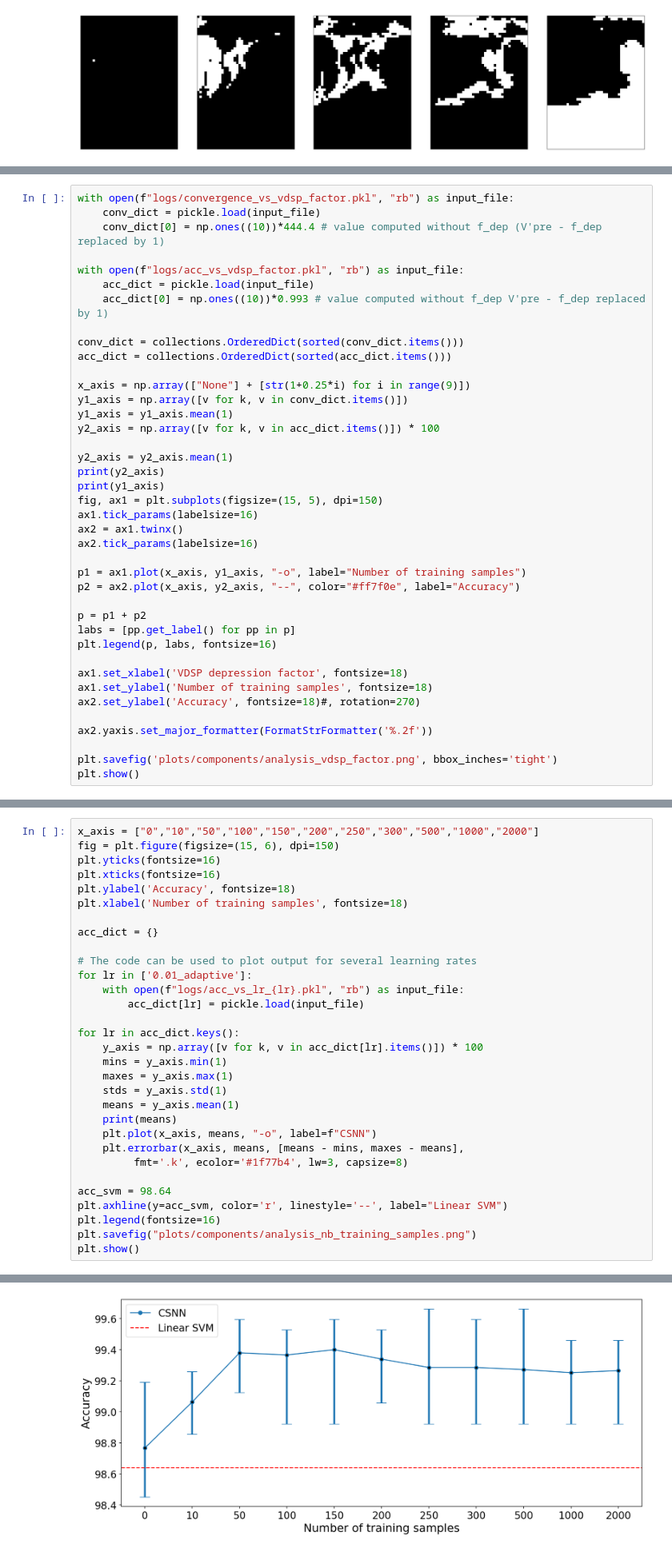
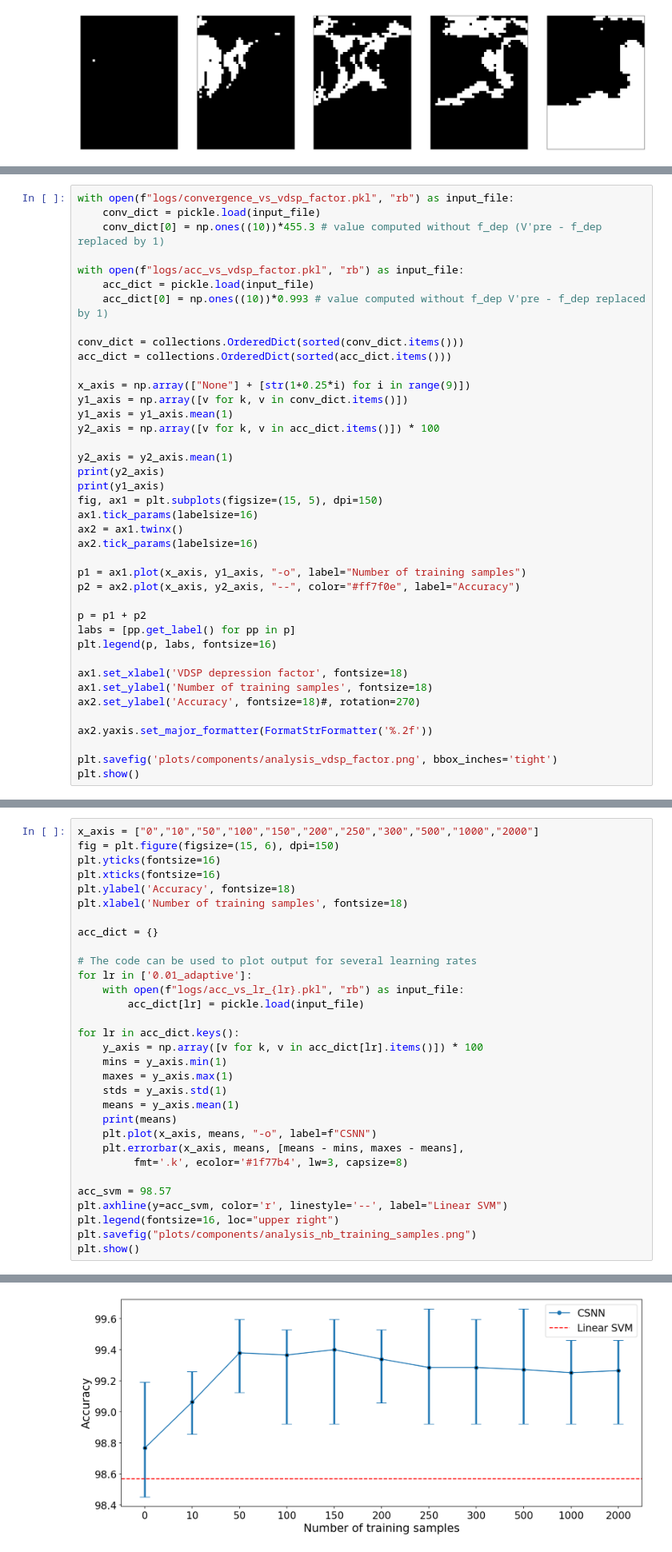
Before and after one commit to ggoupy/CSNN-VDSP, a Jupyter notebook: TIDIGITS/playground.ipynb, the cells around one changed output, grey strips where cells are left out. Shown at 80% size. Drawn from its saved outputs; the diff is of its cells as text.

Commit message:
Modify figures

```diff
--- a/TIDIGITS/playground.ipynb
+++ b/TIDIGITS/playground.ipynb
@@ -176,7 +176,7 @@ plt.show()
 # %%
 with open(f"logs/convergence_vs_vdsp_factor.pkl", "rb") as input_file:
     conv_dict = pickle.load(input_file)
-    conv_dict[0] = np.ones((10))*444.4 # value computed without f_dep (V'pre - f_dep replaced by 1)
+    conv_dict[0] = np.ones((10))*455.3 # value computed without f_dep (V'pre - f_dep replaced by 1)
 
 with open(f"logs/acc_vs_vdsp_factor.pkl", "rb") as input_file:
     acc_dict = pickle.load(input_file)
@@ -223,36 +223,36 @@ x_axis = ["0","10","50","100","150","200","250","300","500","1000","2000"]
 fig = plt.figure(figsize=(15, 6), dpi=150)
 plt.yticks(fontsize=16)
 plt.xticks(fontsize=16)
 plt.ylabel('Accuracy', fontsize=18)
 plt.xlabel('Number of training samples', fontsize=18)
 
 acc_dict = {}
 
 # The code can be used to plot output for several learning rates
 for lr in ['0.01_adaptive']:
     with open(f"logs/acc_vs_lr_{lr}.pkl", "rb") as input_file:
         acc_dict[lr] = pickle.load(input_file)
 
 for lr in acc_dict.keys():
     y_axis = np.array([v for k, v in acc_dict[lr].items()]) * 100
     mins = y_axis.min(1)
     maxes = y_axis.max(1)
     stds = y_axis.std(1)
     means = y_axis.mean(1)
     print(means)
     plt.plot(x_axis, means, "-o", label=f"CSNN")
     plt.errorbar(x_axis, means, [means - mins, maxes - means],
          fmt='.k', ecolor='#1f77b4', lw=3, capsize=8)
 
-acc_svm = 98.64
+acc_svm = 98.57
 plt.axhline(y=acc_svm, color='r', linestyle='--', label="Linear SVM")
-plt.legend(fontsize=16)
+plt.legend(fontsize=16, loc="upper right")
 plt.savefig("plots/components/analysis_nb_training_samples.png")
 plt.show()
 # %% [output]
 [98.76767677 99.06397306 99.38047138 99.36700337 99.4006734  99.34006734
  99.28619529 99.28619529 99.27272727 99.25252525 99.26599327]
-[figure, old version]
+[figure, new version]
 # %%
 for nb_samples in [0,50,300]:
     plt.figure(figsize=(5, 1), dpi=100)
```
Also changed, not shown: parts of 2 cells of this notebook, 7 other files.
